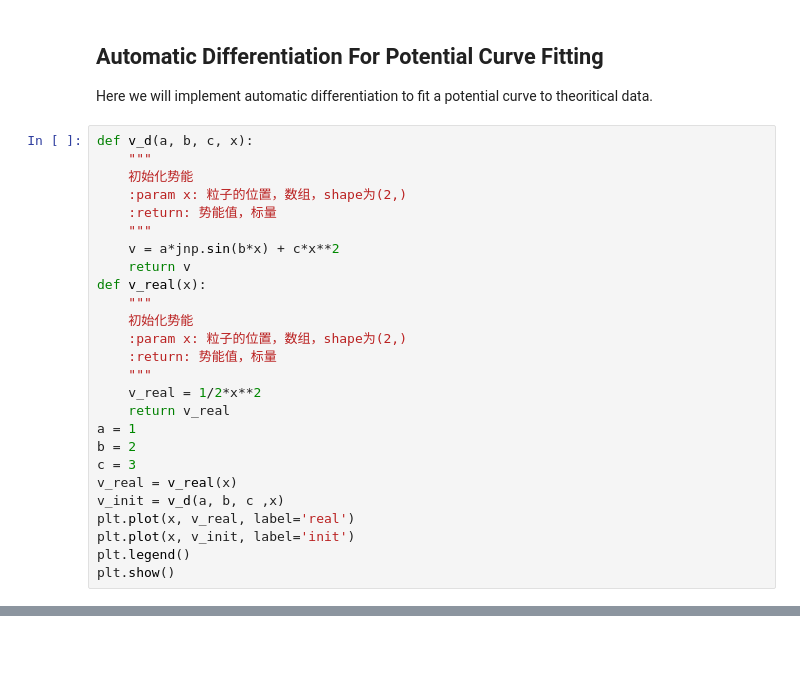
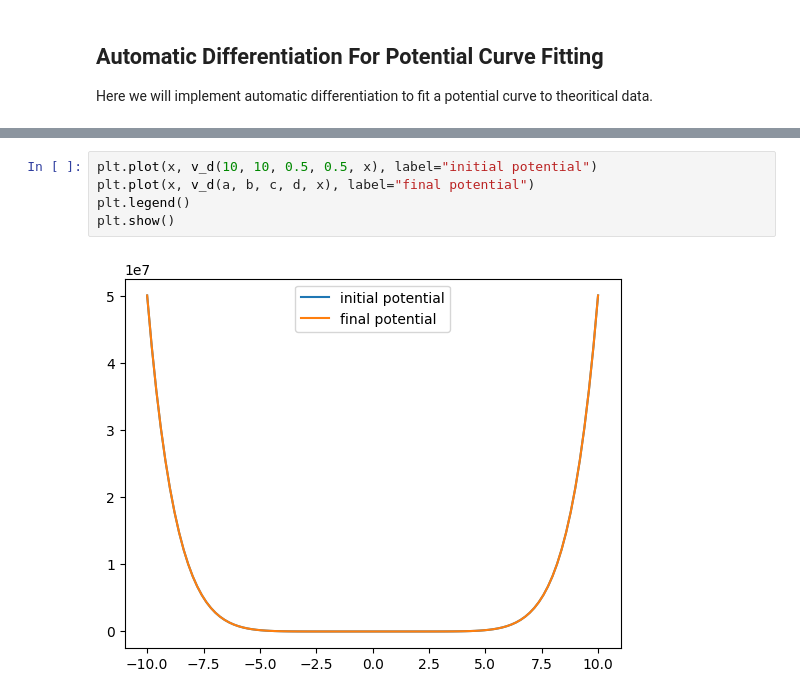
Before and after one commit to STOKES-DOT/Codes_practice, a Jupyter notebook: automatic_differential/ad.ipynb, the cells around one changed output, grey strips where cells are left out. Saved outputs shown, nothing was run; the diff lists cells and outputs as text; blank space fills up the shorter version.

```diff
--- a/automatic_differential/ad.ipynb
+++ b/automatic_differential/ad.ipynb
@@ -61,29 +55,3 @@ plt.show()
 # %% [markdown]
 ## Automatic Differentiation For Potential Curve Fitting
 Here we will implement automatic differentiation to fit a potential curve to theoritical data.
-# %%
-def v_d(a, b, c, x):
-    """
-    初始化势能
-    :param x: 粒子的位置，数组，shape为(2,)
-    :return: 势能值，标量
-    """
-    v = a*jnp.sin(b*x) + c*x**2
-    return v
-def v_real(x):
-    """
-    初始化势能
-    :param x: 粒子的位置，数组，shape为(2,)
-    :return: 势能值，标量
-    """
-    v_real = 1/2*x**2
-    return v_real
-a = 1
-b = 2
-c = 3
-v_real = v_real(x)
-v_init = v_d(a, b, c ,x)
-plt.plot(x, v_real, label='real')
-plt.plot(x, v_init, label='init')
-plt.legend()
-plt.show()
@@ -143,0 +157,7 @@ plt.show()
+# %%
+plt.plot(x, v_d(10, 10, 0.5, 0.5, x), label="initial potential")
+plt.plot(x, v_d(a, b, c, d, x), label="final potential")
+plt.legend()
+plt.show()
+# %% [output]
+[figure, added]
```
Also changed, not shown: parts of 8 cells of this notebook.
